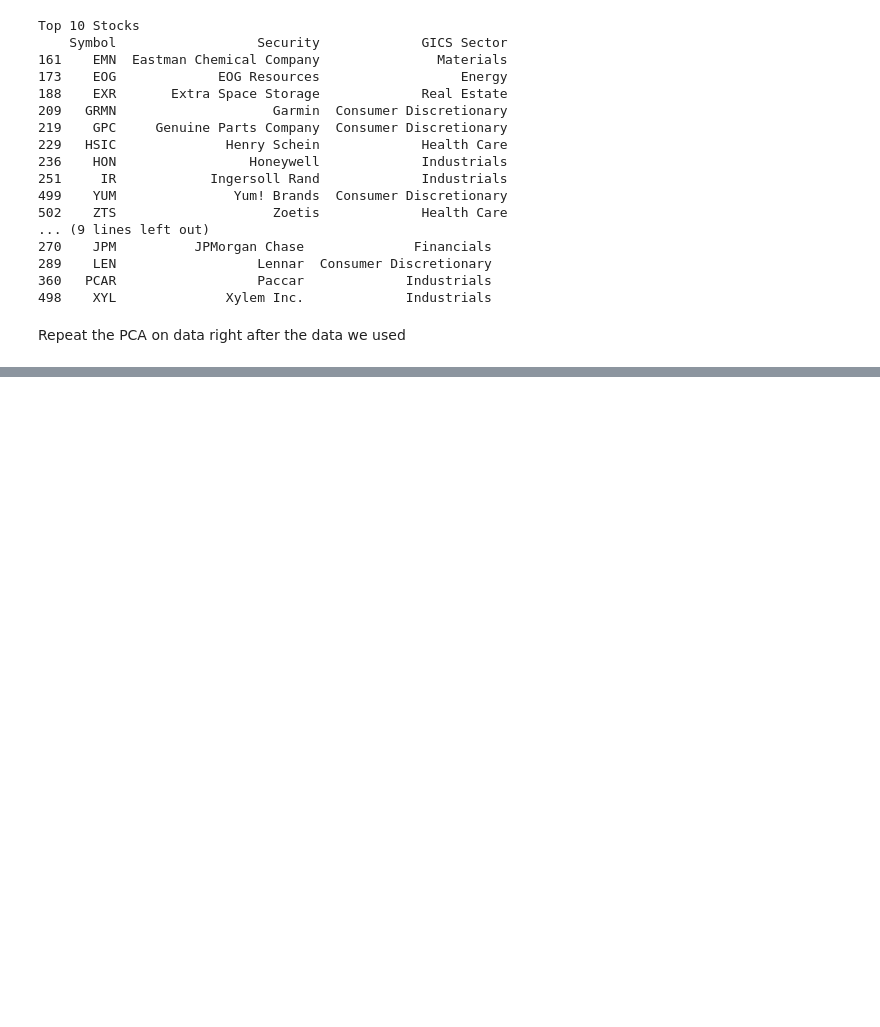
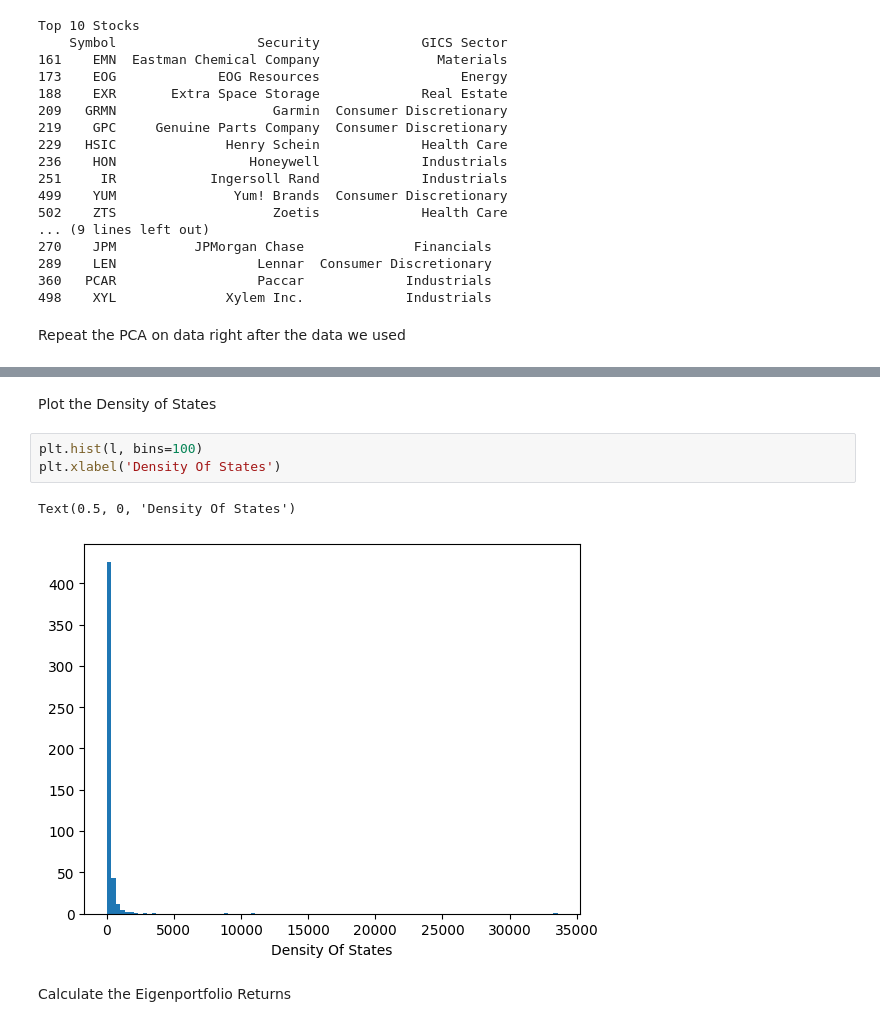
Before and after one commit to andygarcia830/msdspt2025b_dmw_lab2_lt5, a Jupyter notebook: Lab2A-LT5.ipynb, the cells around one changed output, grey strips where cells are left out. Drawn from its saved outputs; the diff is of its cells as text; blank space fills up the shorter version.

```diff
--- a/Lab2A-LT5.ipynb
+++ b/Lab2A-LT5.ipynb
@@ -368,0 +431,10 @@ Repeat the PCA on data right after the data we used
+# %% [markdown]
+Plot the Density of States
+# %%
+plt.hist(l, bins=100)
+plt.xlabel('Density Of States')
+# %% [output]
+Text(0.5, 0, 'Density Of States')
+[figure, added]
+# %% [markdown]
+Calculate the Eigenportfolio Returns
```
Also changed, not shown: parts of 32 cells of this notebook.
